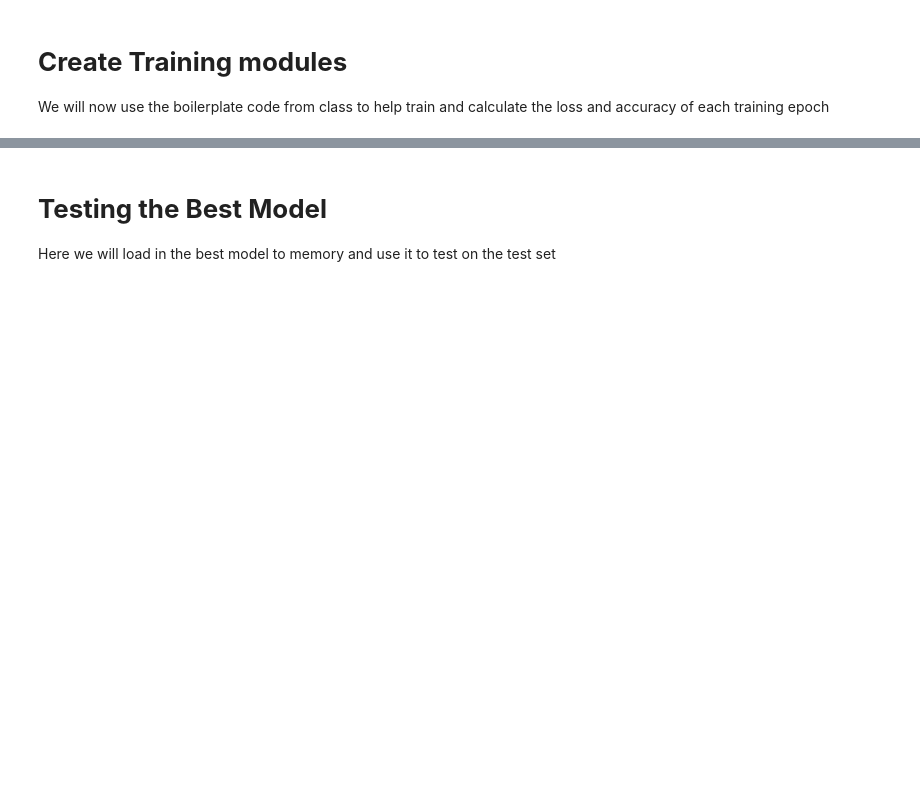
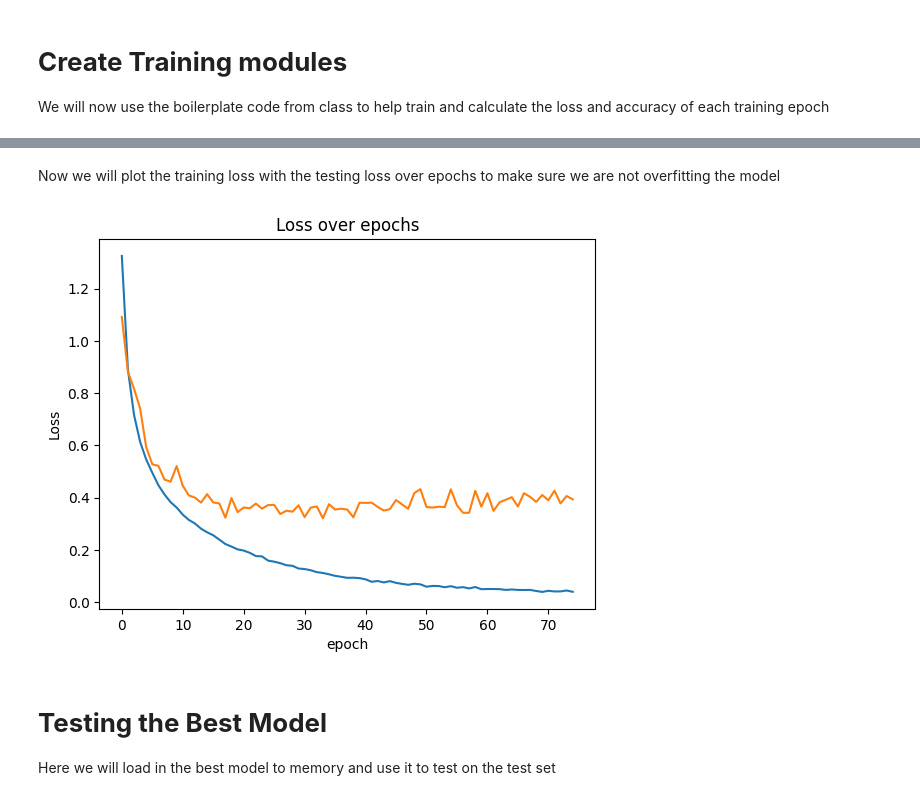
Before and after one commit to jeffersonaaron25/DeepLearning-MiniProject-Resnet18, a Jupyter notebook: notebooks/Deep_Learning_Mini_Project.ipynb, the cells around one changed output, grey strips where cells are left out. Saved outputs shown, nothing was run; the diff lists cells and outputs as text; code cells hidden in the pictures; blank space fills up the shorter version.

```diff
--- a/notebooks/Deep_Learning_Mini_Project.ipynb
+++ b/notebooks/Deep_Learning_Mini_Project.ipynb
@@ -193,10 +193,10 @@ class ResNet(nn.Module):
                                stride=1, padding=1, bias=False)
         self.bn1 = nn.BatchNorm2d(64)
         self.layer1 = self._make_layer(block, 64, num_blocks[0], stride=1) #Here we can change the output size from the initial block
-        self.layer2 = self._make_layer(block, 128, num_blocks[1], stride=1)#Here we can change the output size from the initial block
+        self.layer2 = self._make_layer(block, 128, num_blocks[1], stride=2)#Here we can change the output size from the initial block
         self.layer3 = self._make_layer(block, 256, num_blocks[2], stride=2)#Here we can change the output size from the initial block
-        #self.layer4 = self._make_layer(block, 512, num_blocks[3], stride=2)#Here we can change the output size from the initial block
-        self.linear = nn.Linear(512*block.expansion, num_classes)
+        #self.layer4 = self._make_layer(block, 512, num_blocks[3], stride=2)
+        self.linear = nn.Linear(256*block.expansion, num_classes)
 
     def _make_layer(self, block, planes, num_blocks, stride):
         strides = [stride] + [1]*(num_blocks-1)
@@ -211,8 +211,8 @@ class ResNet(nn.Module):
         out = self.layer1(out)
         out = self.layer2(out)
         out = self.layer3(out)
-        out = self.layer4(out)
-        out = F.avg_pool2d(out, 4) #Here we can change the pooling by adding more of these lines to the forward pass
+        #out = self.layer4(out)
+        out = F.avg_pool2d(out, 7) #Here we can change the pooling by adding more of these lines to the forward pass
         out = out.view(out.size(0), -1)
         out = self.linear(out)
         return out
@@ -221,13 +221,13 @@ class ResNet(nn.Module):
 #We will use the defalut inputs to the model that were in the
 #Code from the codebase in github: https://github.com/kuangliu/pytorch-cifar
 
-model = ResNet(BasicBlock, [2,1, 1, 1]) #This lets you change the number of layers in each block. This setting gets the parameters below 5M
+model = ResNet(BasicBlock, [3,2,3]) #This lets you change the number of layers in each block. This setting gets the parameters below 5M
 # %% [markdown]
 Now we will use the code from Homework 2 Question 4 to define the learning rate, the loss function, and the device we will use for the model
 # %%
 #The following code is from Homework 2 Problem 4
 
-optimizer = optim.Adam(model.parameters(), lr = 1e-3)
+optimizer = optim.Adam(model.parameters(), lr = 0.00025)
 device = torch.device('cuda' if torch.cuda.is_available() else 'cpu')
 criterion = nn.CrossEntropyLoss()
 
@@ -333,7 +333,10 @@ def evaluate(model, iterator, criterion, device):
 # Print out training and validation loss/accuracy of the model after each epoch
 # Keep track of the model that achieved best validation loss thus far.
 
-EPOCHS = 25
+EPOCHS = 75
+train_loss = []
+test_loss = []
+epoch = []
 
 #I first want to create the variables to hold the best model for use later
 best_model = None
@@ -345,7 +348,10 @@ for i in range(EPOCHS):
   #classes that were provided to us.
   train_epoch_loss, train_epoch_acc = train(model,train_iterator,optimizer,criterion,device)
   vaild_epoch_loss, valid_epoch_acc = evaluate(model,valid_iterator, criterion,device)
-
+  test_epoch_loss, test_epoch_acc = evaluate(model,test_iterator, criterion,device)
+  train_loss.append(train_epoch_loss)
+  test_loss.append(test_epoch_loss)
+  epoch.append(i)
   #Now i will print out the valid loss and accuracy
   print(f'Epoch: {i+1:02}')
   print(f'\tTrain Loss: {train_epoch_loss:.3f} | Train Acc: {train_epoch_acc*100:.2f}%')
@@ -380,3 +386,14 @@ Epoch: 25
+# %% [markdown]
+Now we will plot the training loss with the testing loss over epochs to make sure we are not overfitting the model
+# %%
+plt.plot(epoch, train_loss, label="train loss")
+plt.plot(epoch,test_loss, label="test loss")
+plt.xlabel("epoch")
+plt.ylabel("Loss")
+plt.title("Loss over epochs")
+plt.show()
+# %% [output]
+[figure, added]
 # %% [markdown]
 # **Testing the Best Model**
 Here we will load in the best model to memory and use it to test on the test set
```
Also changed, not shown: parts of 7 cells of this notebook.
